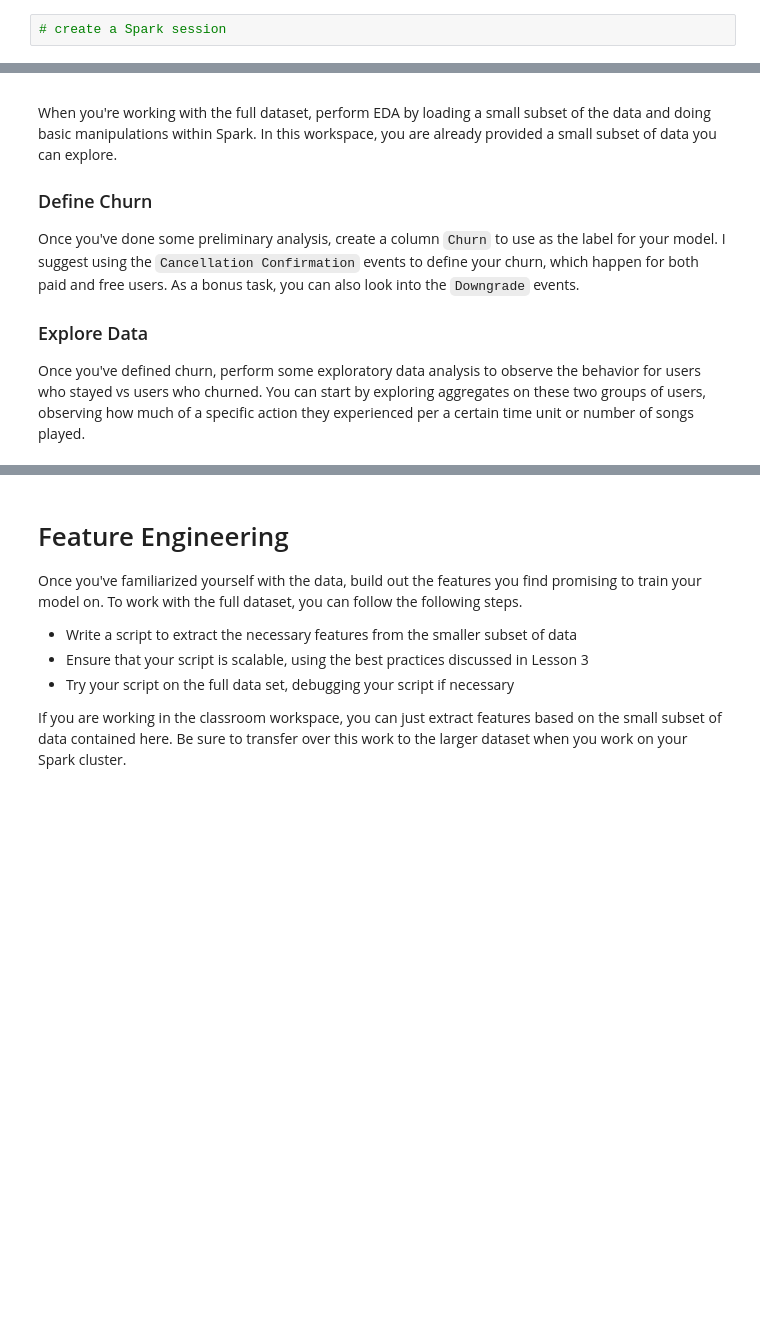
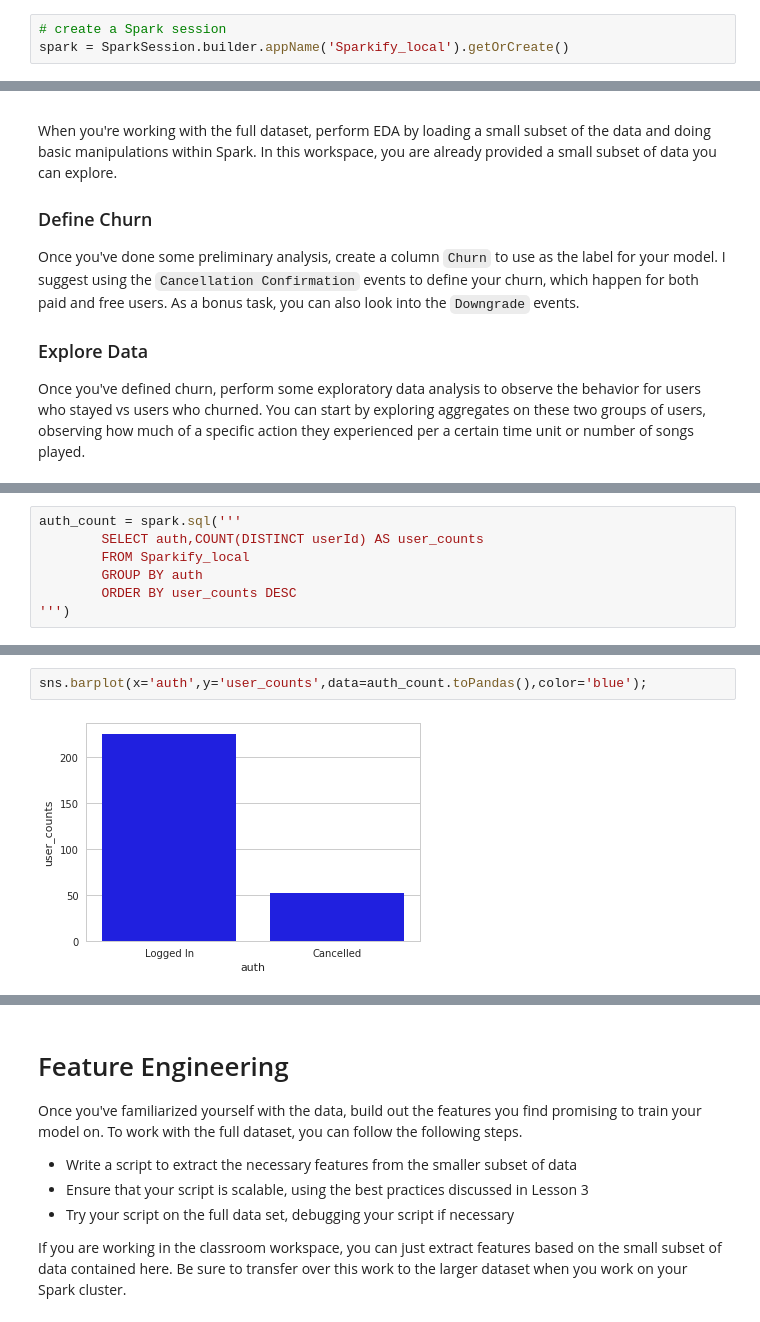
Before and after one commit to hider-toula/Sparkify, a Jupyter notebook: Sparkify.ipynb, the cells around one changed output, grey strips where cells are left out. Cells and saved outputs as stored; diff of their text form; blank space fills up the shorter version.

```diff
--- a/Sparkify.ipynb
+++ b/Sparkify.ipynb
@@ -37,2 +35,3 @@ from pyspark.ml.tuning import CrossValidator, ParamGridBuilder
 # %%
 # create a Spark session
+spark = SparkSession.builder.appName('Sparkify_local').getOrCreate()
@@ -51,0 +169,7 @@ Once you've defined churn, perform some exploratory data analysis to observe the
+# %%
+auth_count = spark.sql('''
+        SELECT auth,COUNT(DISTINCT userId) AS user_counts
+        FROM Sparkify_local
+        GROUP BY auth
+        ORDER BY user_counts DESC
+''')
@@ -51,0 +185,4 @@ Once you've defined churn, perform some exploratory data analysis to observe the
+# %%
+sns.barplot(x='auth',y='user_counts',data=auth_count.toPandas(),color='blue');
+# %% [output]
+[figure, added]
```
Also changed, not shown: parts of 118 cells of this notebook, 1 other file.
